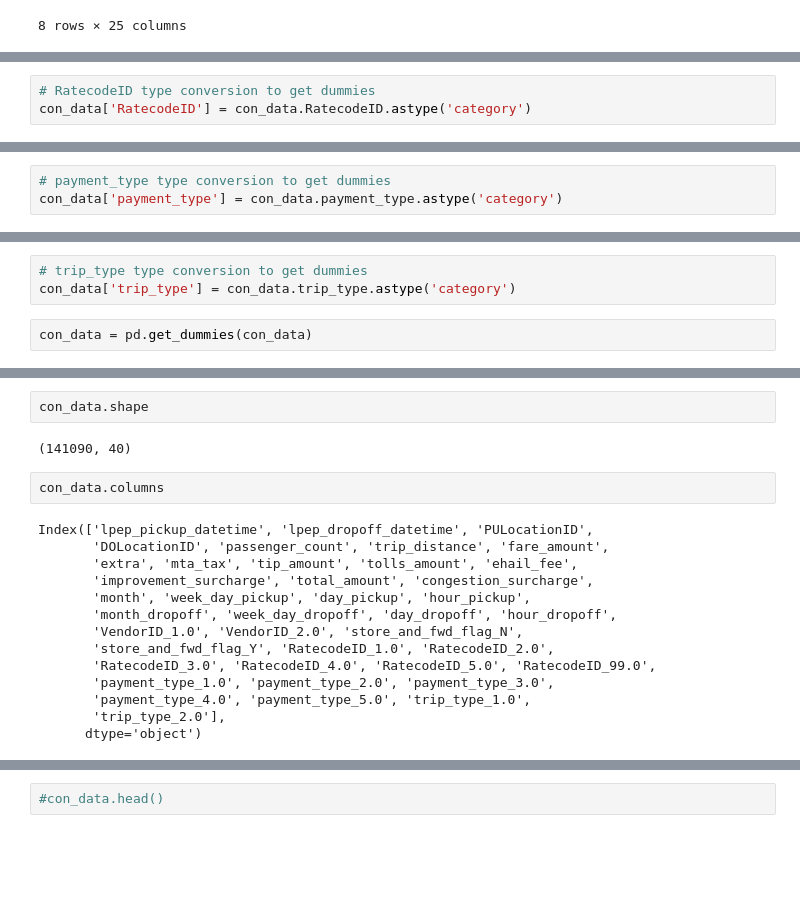
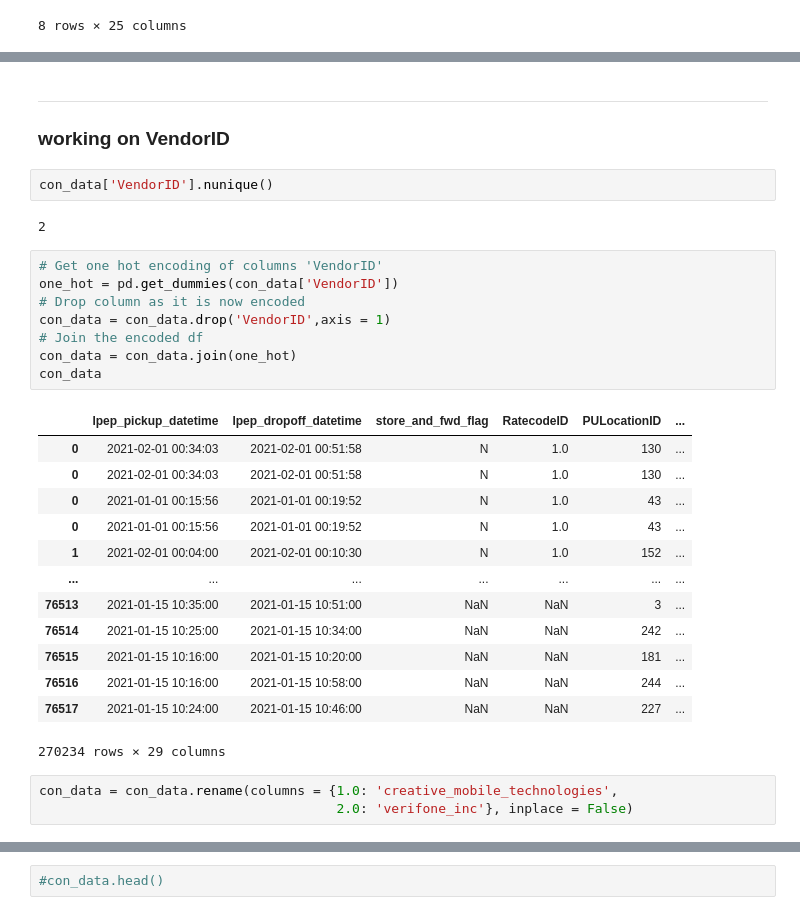
Before and after one commit to REHAB199/Linear-Regression-For-TLC-Trip-Record-Data, a Jupyter notebook: Code/Regression project.ipynb, the cells around one changed output, grey strips where cells are left out. Cells and saved outputs as stored; diff of their text form; blank space fills up the shorter version.

```diff
--- a/Code/Regression project.ipynb
+++ b/Code/Regression project.ipynb
@@ -242,3 +208,0 @@ dtype('float64')
-# %%
-# RatecodeID type conversion to get dummies
-con_data['RatecodeID'] = con_data.RatecodeID.astype('category')
@@ -253,3 +208,0 @@ dtype('float64')
-# %%
-# payment_type type conversion to get dummies
-con_data['payment_type'] = con_data.payment_type.astype('category')
@@ -264,5 +208,0 @@ dtype('float64')
-# %%
-# trip_type type conversion to get dummies
-con_data['trip_type'] = con_data.trip_type.astype('category')
-# %%
-con_data = pd.get_dummies(con_data)
@@ -285,20 +209,32 @@ con_data
-# %%
-con_data.shape
-# %% [output]
-(141090, 40)
-# %%
-con_data.columns
-# %% [output]
-Index(['lpep_pickup_datetime', 'lpep_dropoff_datetime', 'PULocationID',
-       'DOLocationID', 'passenger_count', 'trip_distance', 'fare_amount',
-       'extra', 'mta_tax', 'tip_amount', 'tolls_amount', 'ehail_fee',
-       'improvement_surcharge', 'total_amount', 'congestion_surcharge',
-       'month', 'week_day_pickup', 'day_pickup', 'hour_pickup',
-       'month_dropoff', 'week_day_dropoff', 'day_dropoff', 'hour_dropoff',
-       'VendorID_1.0', 'VendorID_2.0', 'store_and_fwd_flag_N',
-       'store_and_fwd_flag_Y', 'RatecodeID_1.0', 'RatecodeID_2.0',
-       'RatecodeID_3.0', 'RatecodeID_4.0', 'RatecodeID_5.0', 'RatecodeID_99.0',
-       'payment_type_1.0', 'payment_type_2.0', 'payment_type_3.0',
-       'payment_type_4.0', 'payment_type_5.0', 'trip_type_1.0',
-       'trip_type_2.0'],
-      dtype='object')
+# %% [markdown]
+---
+### working on VendorID
+# %%
+con_data['VendorID'].nunique()
+# %% [output]
+2
+# %%
+# Get one hot encoding of columns 'VendorID'
+one_hot = pd.get_dummies(con_data['VendorID'])
+# Drop column as it is now encoded
+con_data = con_data.drop('VendorID',axis = 1)
+# Join the encoded df
+con_data = con_data.join(one_hot)
+con_data
+# %% [output]
+|  | lpep_pickup_datetime | lpep_dropoff_datetime | store_and_fwd_flag | RatecodeID | PULocationID | ... |
+| 0 | 2021-02-01 00:34:03 | 2021-02-01 00:51:58 | N | 1.0 | 130 | ... |
+| 0 | 2021-02-01 00:34:03 | 2021-02-01 00:51:58 | N | 1.0 | 130 | ... |
+| 0 | 2021-01-01 00:15:56 | 2021-01-01 00:19:52 | N | 1.0 | 43 | ... |
+| 0 | 2021-01-01 00:15:56 | 2021-01-01 00:19:52 | N | 1.0 | 43 | ... |
+| 1 | 2021-02-01 00:04:00 | 2021-02-01 00:10:30 | N | 1.0 | 152 | ... |
+| ... | ... | ... | ... | ... | ... | ... |
+| 76513 | 2021-01-15 10:35:00 | 2021-01-15 10:51:00 | NaN | NaN | 3 | ... |
+| 76514 | 2021-01-15 10:25:00 | 2021-01-15 10:34:00 | NaN | NaN | 242 | ... |
+| 76515 | 2021-01-15 10:16:00 | 2021-01-15 10:20:00 | NaN | NaN | 181 | ... |
+| 76516 | 2021-01-15 10:16:00 | 2021-01-15 10:58:00 | NaN | NaN | 244 | ... |
+| 76517 | 2021-01-15 10:24:00 | 2021-01-15 10:46:00 | NaN | NaN | 227 | ... |
+270234 rows × 29 columns
+# %%
+con_data = con_data.rename(columns = {1.0: 'creative_mobile_technologies',
+                                      2.0: 'verifone_inc'}, inplace = False)
```
Also changed, not shown: parts of 38 cells of this notebook.
